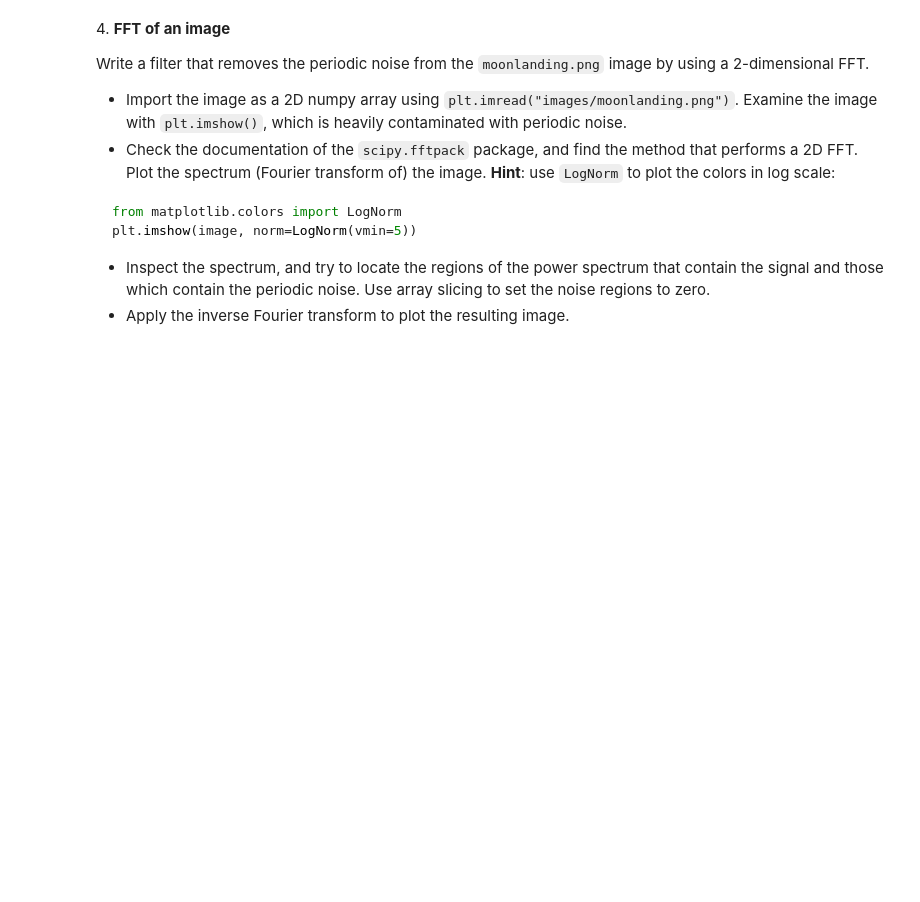
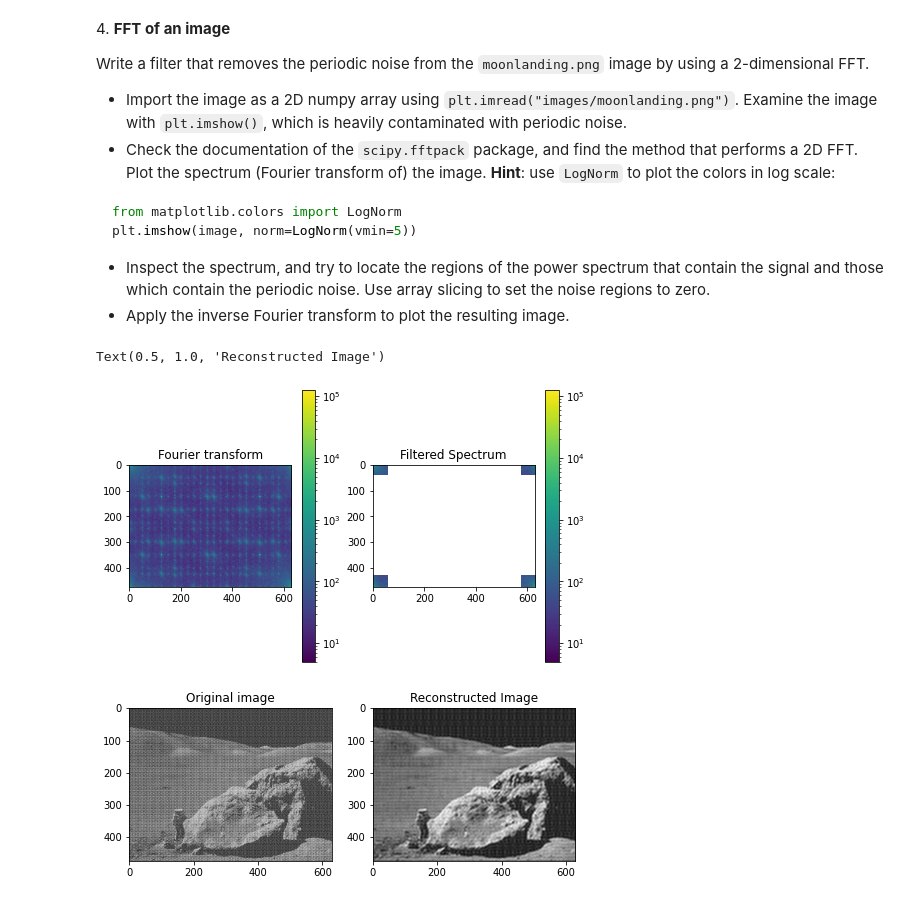
Before and after one commit to zGiada/ScientificComputingWithPython2022, a Jupyter notebook: weekly_exercises/week_8_9_10_11/09ex_numerical.ipynb, the cells around one changed output. Saved outputs shown, nothing was run; the diff lists cells and outputs as text; code cells hidden in the pictures; blank space fills up the shorter version.

```diff
--- a/weekly_exercises/week_8_9_10_11/09ex_numerical.ipynb
+++ b/weekly_exercises/week_8_9_10_11/09ex_numerical.ipynb
@@ -212,0 +144,41 @@ plt.title('Reconstructed Image')
+# %%
+im = plt.imread('images/moonlanding.png').astype(float)
+
+
+img_fourier = fftpack.fft2(im)
+fract_value = 0.1
+img_fourier_copy = img_fourier.copy()
+r, c = img_fourier_copy.shape
+img_fourier_copy[int(r * fract_value):int(r * (1 - fract_value))] = 0
+img_fourier_copy[:, int(c * fract_value):int(c * (1 - fract_value))] = 0
+
+fig1 = plt.figure(figsize=(8, 5))
+gs = mpl.gridspec.GridSpec(1, 2, width_ratios=[1, 1], height_ratios=[2])
+
+ax_FT = fig1.add_subplot(gs[0, 0])
+ax_spectrum = fig1.add_subplot(gs[0, 1])
+
+
+img1 = ax_FT.imshow(np.abs(img_fourier), norm=LogNorm(vmin=5))
+plt.colorbar(img1, ax=ax_FT)
+ax_FT.set_title("Fourier transform")
+img2 = ax_spectrum.imshow(np.abs(img_fourier_copy), norm=LogNorm(vmin=5))
+plt.colorbar(img2, ax=ax_spectrum)
+ax_spectrum.set_title("Filtered Spectrum")
+
+
+im_new = fftpack.ifft2(img_fourier_copy).real
+fig = plt.figure(figsize=(8, 5))
+gs = mpl.gridspec.GridSpec(1, 2, width_ratios=[1, 1], height_ratios=[2])
+
+ax_original = fig.add_subplot(gs[0, 0])
+ax_reconstruct = fig.add_subplot(gs[0, 1])
+
+ax_original.imshow(im, plt.cm.gray)
+ax_original.set_title("Original image")
+ax_reconstruct.imshow(im_new, plt.cm.gray)
+ax_reconstruct.set_title("Reconstructed Image")
+# %% [output]
+Text(0.5, 1.0, 'Reconstructed Image')
+[figure, added]
+[figure, added]
```
Also changed, not shown: parts of 2 cells of this notebook, 1 other file.
